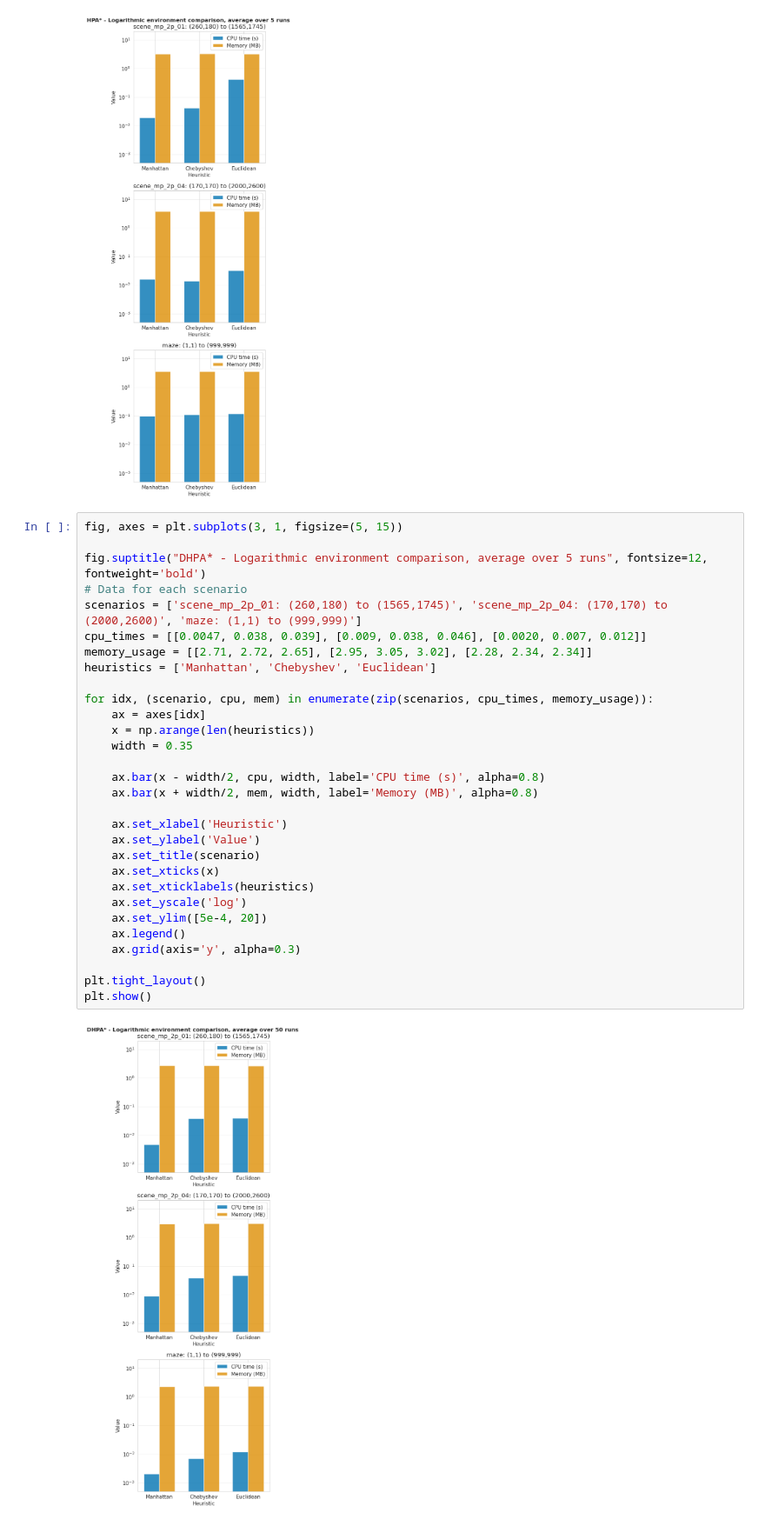
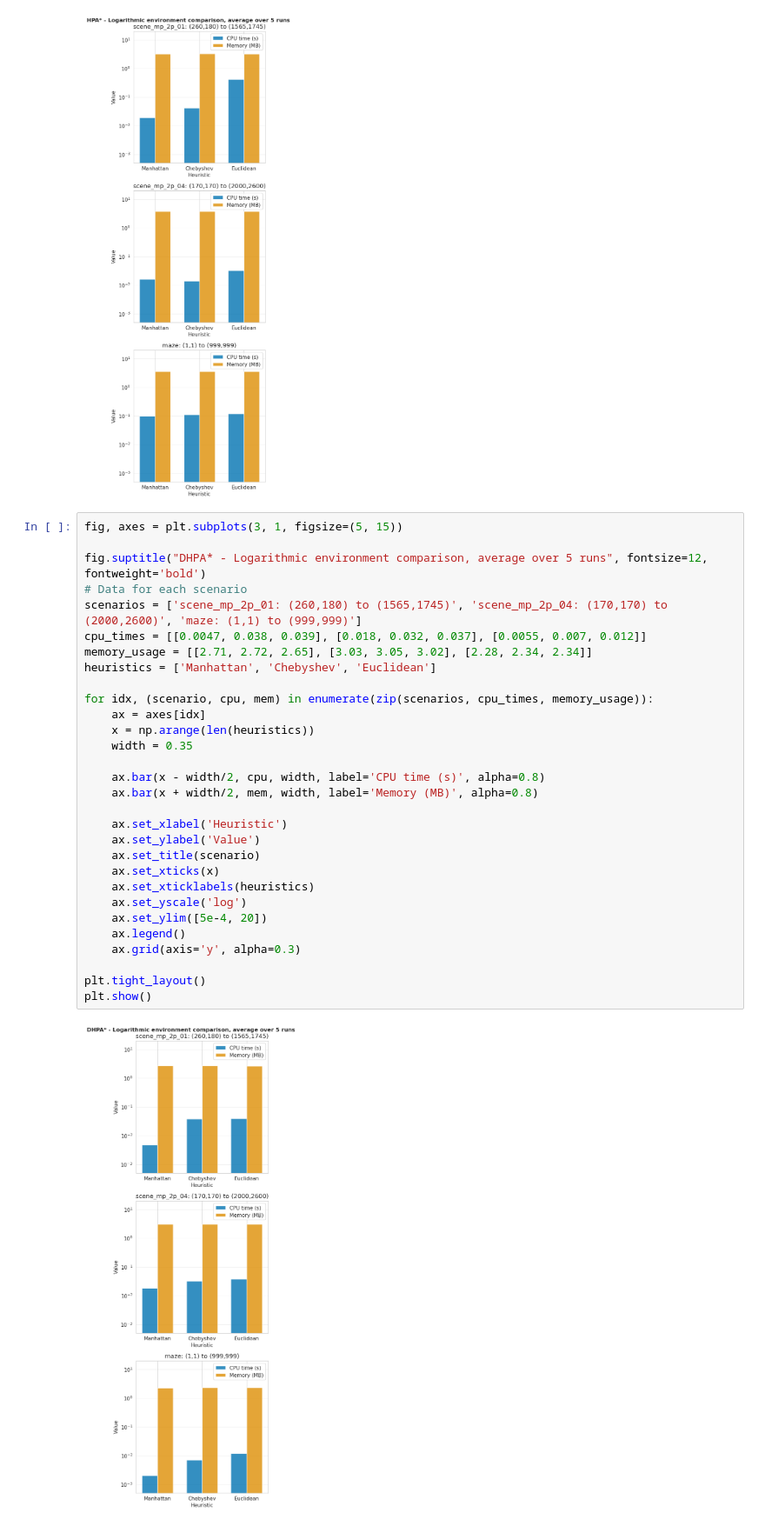
Before and after one commit to Efnilite/distributed-hpa-star, a Jupyter notebook: analyze_a.ipynb, the cells around one changed output. Shown at 87% size. Drawn from its saved outputs; the diff is of its cells as text.

```diff
--- a/analyze_a.ipynb
+++ b/analyze_a.ipynb
@@ -78,32 +78,32 @@ plt.show()
 # %%
 fig, axes = plt.subplots(3, 1, figsize=(5, 15))
 
 fig.suptitle("DHPA* - Logarithmic environment comparison, average over 5 runs", fontsize=12, fontweight='bold')
 # Data for each scenario
 scenarios = ['scene_mp_2p_01: (260,180) to (1565,1745)', 'scene_mp_2p_04: (170,170) to (2000,2600)', 'maze: (1,1) to (999,999)']
-cpu_times = [[0.0047, 0.038, 0.039], [0.009, 0.038, 0.046], [0.0020, 0.007, 0.012]]
-memory_usage = [[2.71, 2.72, 2.65], [2.95, 3.05, 3.02], [2.28, 2.34, 2.34]]
+cpu_times = [[0.0047, 0.038, 0.039], [0.018, 0.032, 0.037], [0.0055, 0.007, 0.012]]
+memory_usage = [[2.71, 2.72, 2.65], [3.03, 3.05, 3.02], [2.28, 2.34, 2.34]]
 heuristics = ['Manhattan', 'Chebyshev', 'Euclidean']
 
 for idx, (scenario, cpu, mem) in enumerate(zip(scenarios, cpu_times, memory_usage)):
     ax = axes[idx]
     x = np.arange(len(heuristics))
     width = 0.35
 
     ax.bar(x - width/2, cpu, width, label='CPU time (s)', alpha=0.8)
     ax.bar(x + width/2, mem, width, label='Memory (MB)', alpha=0.8)
 
     ax.set_xlabel('Heuristic')
     ax.set_ylabel('Value')
     ax.set_title(scenario)
     ax.set_xticks(x)
     ax.set_xticklabels(heuristics)
     ax.set_yscale('log')
     ax.set_ylim([5e-4, 20])
     ax.legend()
     ax.grid(axis='y', alpha=0.3)
 
 plt.tight_layout()
 plt.show()
 # %% [output]
-[figure, old version]
+[figure, new version]
```
Also changed, not shown: 7 other files.
